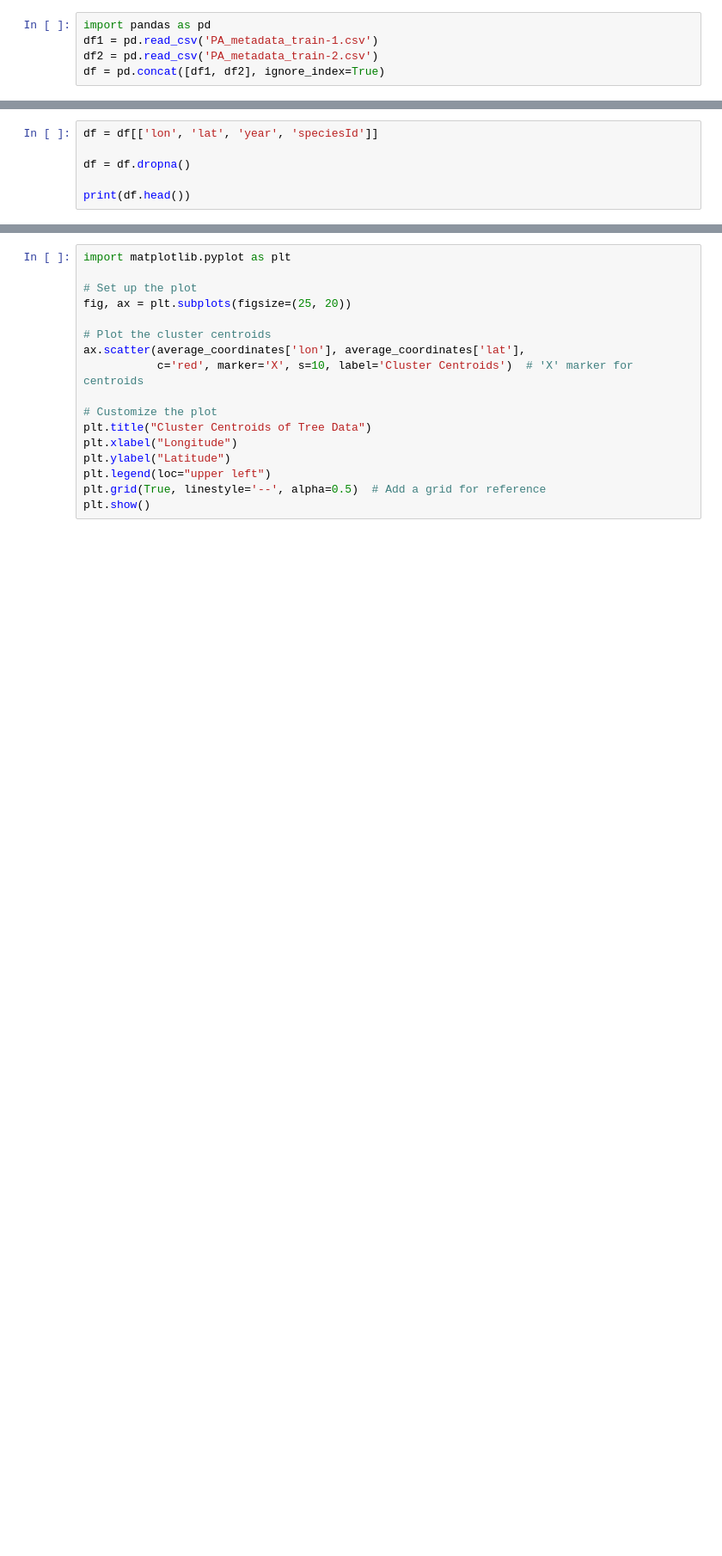
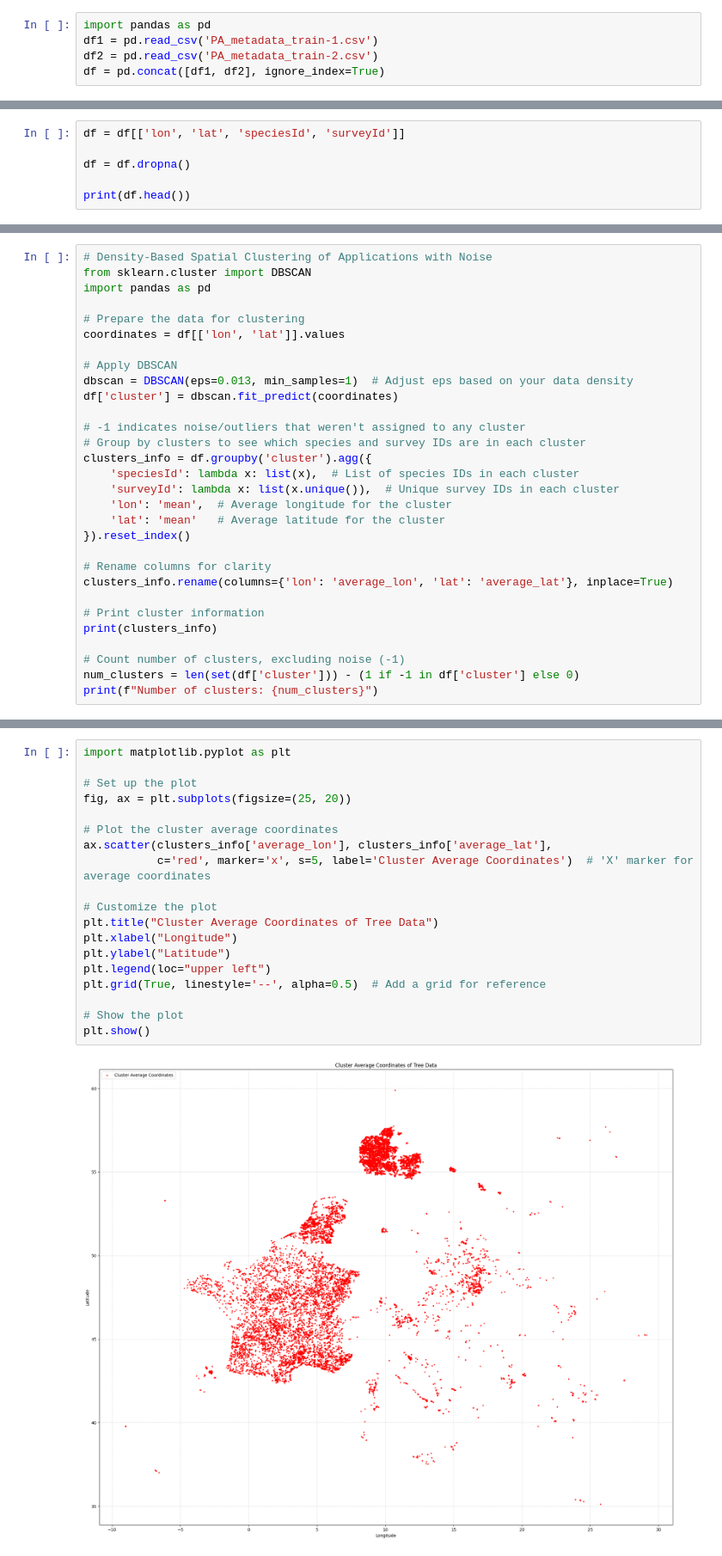
Before and after one commit to debuganagha/My-AQI-Trees-Project, a Jupyter notebook: proj1.ipynb, the cells around one changed output, grey strips where cells are left out. Shown at 86% size. Drawn from its saved outputs; the diff is of its cells as text; blank space fills up the shorter version.

```diff
--- a/proj1.ipynb
+++ b/proj1.ipynb
@@ -31,6 +33,6 @@ Index(['lon', 'lat', 'year', 'geoUncertaintyInM', 'areaInM2', 'region',
       dtype='object')
 # %%
-df = df[['lon', 'lat', 'year', 'speciesId']]
+df = df[['lon', 'lat', 'speciesId', 'surveyId']]
 
 df = df.dropna()
 
@@ -85,0 +75,30 @@ plt.show()
+# %%
+# Density-Based Spatial Clustering of Applications with Noise
+from sklearn.cluster import DBSCAN
+import pandas as pd
+
+# Prepare the data for clustering
+coordinates = df[['lon', 'lat']].values
+
+# Apply DBSCAN
+dbscan = DBSCAN(eps=0.013, min_samples=1)  # Adjust eps based on your data density
+df['cluster'] = dbscan.fit_predict(coordinates)
+
+# -1 indicates noise/outliers that weren't assigned to any cluster
+# Group by clusters to see which species and survey IDs are in each cluster
+clusters_info = df.groupby('cluster').agg({
+    'speciesId': lambda x: list(x),  # List of species IDs in each cluster
+    'surveyId': lambda x: list(x.unique()),  # Unique survey IDs in each cluster
+    'lon': 'mean',  # Average longitude for the cluster
+    'lat': 'mean'   # Average latitude for the cluster
+}).reset_index()
+
+# Rename columns for clarity
+clusters_info.rename(columns={'lon': 'average_lon', 'lat': 'average_lat'}, inplace=True)
+
+# Print cluster information
+print(clusters_info)
+
+# Count number of clusters, excluding noise (-1)
+num_clusters = len(set(df['cluster'])) - (1 if -1 in df['cluster'] else 0)
+print(f"Number of clusters: {num_clusters}")
@@ -103,20 +143,24 @@ Silhouette Score: 0.15255222915197517
 # %%
 import matplotlib.pyplot as plt
 
 # Set up the plot
 fig, ax = plt.subplots(figsize=(25, 20))
 
-# Plot the cluster centroids
-ax.scatter(average_coordinates['lon'], average_coordinates['lat'],
-           c='red', marker='X', s=10, label='Cluster Centroids')  # 'X' marker for centroids
+# Plot the cluster average coordinates
+ax.scatter(clusters_info['average_lon'], clusters_info['average_lat'],
+           c='red', marker='x', s=5, label='Cluster Average Coordinates')  # 'X' marker for average coordinates
 
 # Customize the plot
-plt.title("Cluster Centroids of Tree Data")
+plt.title("Cluster Average Coordinates of Tree Data")
 plt.xlabel("Longitude")
 plt.ylabel("Latitude")
 plt.legend(loc="upper left")
 plt.grid(True, linestyle='--', alpha=0.5)  # Add a grid for reference
+
+# Show the plot
 plt.show()
+# %% [output]
+[figure, added]
 # %%
 # import geopandas as gpd
 # import matplotlib.pyplot as plt
```
Also changed, not shown: parts of 10 cells of this notebook, 3 other files.
